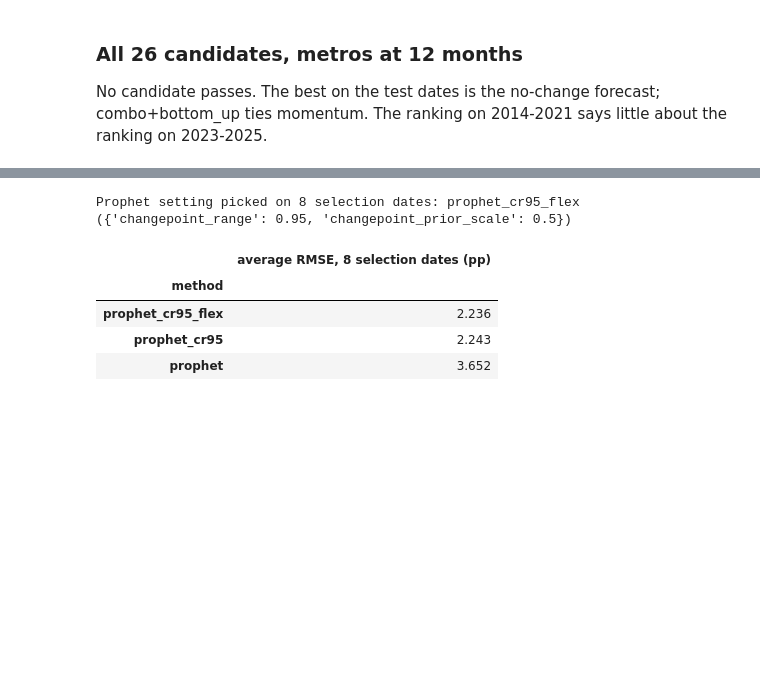
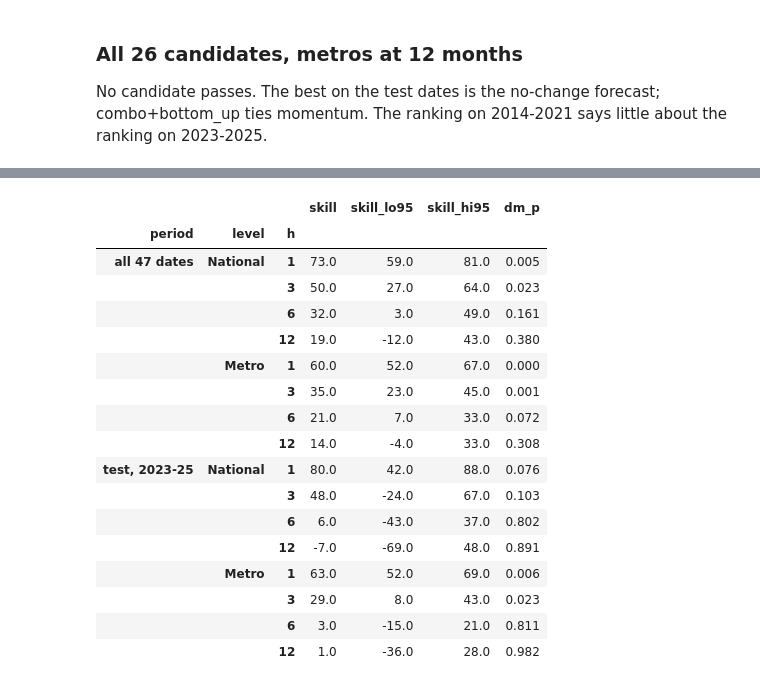
Before and after one commit to janeruxi1/housing-hierarchical-forecast, a Jupyter notebook: notebooks/05_final_test.ipynb, the cells around one changed output, grey strips where cells are left out. Saved outputs shown, nothing was run; the diff lists cells and outputs as text; code cells hidden in the pictures; blank space fills up the shorter version.

```diff
--- a/notebooks/05_final_test.ipynb
+++ b/notebooks/05_final_test.ipynb
@@ -212,29 +208,40 @@ addendum).
 # %%
-if (proc / "challengers.parquet").exists() and not use_synthetic():
-    ch = pd.read_parquet(proc / "challengers.parquet")            # scripts/run_challengers.py
-else:                                                               # small CI run
-    full = ft.challenger_series(Y, tags)
-    ser = full[:2] + [x for x in full if x.startswith("MSA:")][:2]
-    tune_o = ft.tuning_origins(evo)[-2:]
-    ch_o = ft.challenger_origins(evo)[[0, -2, -1]]       # one selection date, two test dates
-    ch = pd.concat([ft.forecast_challengers(L, ser, tune_o, m) for m in ft.PROPHET_SETTINGS] +
-                   [ft.forecast_challengers(L, ser, ch_o, m) for m in ("autoets", "autoarima", "prophet")],
-                   ignore_index=True)
-ch["method"] = ch["method"].astype(str)
-ch["level"] = ft.level_of_id(ch["unique_id"])
-tune_dates = ch.loc[ch["method"] == "prophet_cr95", "origin"].unique()
-tune = ch[ch["method"].isin(list(ft.PROPHET_SETTINGS)) & ch["origin"].isin(tune_dates)]
-tune_tab = ft.rmse_table(tune).groupby("method").mean().sort_values()
-prophet_pick = str(tune_tab.index[0])
-write_metrics("05_prophet_tuning", tune_tab.rename("avg_rmse_pp").reset_index())
-print(f"Prophet setting picked on {len(tune_dates)} selection dates: {prophet_pick} "
-      f"({ft.PROPHET_SETTINGS[prophet_pick]})")
-tune_tab.round(3).to_frame("average RMSE, 8 selection dates (pp)")
+pair = res[res["method"].isin(["combo+bottom_up", "momentum"])]
+sig_rows = []
+for period, sub in [("all 47 dates", pair), ("test, 2023-25", pair[pair["period"] == "test"])]:
+    for lv in ["National", "State", "Metro", "County"]:
+        for h in (1, 3, 6, 12):
+            a = bt.per_date_mse(sub, "combo+bottom_up", lv, h)
+            b = bt.per_date_mse(sub, "momentum", lv, h)
+            lag = bt.overlap_lag(h)
+            stat, p = bt.dm_test(a, b, lag)
+            lo, hi = bt.block_bootstrap_skill(a, b, block=max(lag + 1, 2))
+            sig_rows.append({"period": period, "level": lv, "h": h, "dates": len(a),
+                             "skill": 1 - np.sqrt(a.mean() / b.mean()), "skill_lo95": lo, "skill_hi95": hi,
+                             "dm_stat": stat, "dm_p": p})
+sig = pd.DataFrame(sig_rows)
+write_metrics("05_significance", sig)
+del pair
+show = sig.assign(**{c: (100 * sig[c]).round(0) for c in ["skill", "skill_lo95", "skill_hi95"]})
+show[show["level"].isin(["National", "Metro"])].set_index(["period", "level", "h"])[
+    ["skill", "skill_lo95", "skill_hi95", "dm_p"]].round(3)
 # %% [output]
-Prophet setting picked on 8 selection dates: prophet_cr95_flex ({'changepoint_range': 0.95, 'changepoint_prior_scale': 0.5})
-|  | average RMSE, 8 selection dates (pp) |
-| method |  |
-| prophet_cr95_flex | 2.236 |
-| prophet_cr95 | 2.243 |
-| prophet | 3.652 |
+|  |  |  | skill | skill_lo95 | skill_hi95 | dm_p |
+| period | level | h |  |  |  |  |
+| all 47 dates | National | 1 | 73.0 | 59.0 | 81.0 | 0.005 |
+|  |  | 3 | 50.0 | 27.0 | 64.0 | 0.023 |
+|  |  | 6 | 32.0 | 3.0 | 49.0 | 0.161 |
+|  |  | 12 | 19.0 | -12.0 | 43.0 | 0.380 |
+|  | Metro | 1 | 60.0 | 52.0 | 67.0 | 0.000 |
+|  |  | 3 | 35.0 | 23.0 | 45.0 | 0.001 |
+|  |  | 6 | 21.0 | 7.0 | 33.0 | 0.072 |
+|  |  | 12 | 14.0 | -4.0 | 33.0 | 0.308 |
+| test, 2023-25 | National | 1 | 80.0 | 42.0 | 88.0 | 0.076 |
+|  |  | 3 | 48.0 | -24.0 | 67.0 | 0.103 |
+|  |  | 6 | 6.0 | -43.0 | 37.0 | 0.802 |
+|  |  | 12 | -7.0 | -69.0 | 48.0 | 0.891 |
+|  | Metro | 1 | 63.0 | 52.0 | 69.0 | 0.006 |
+|  |  | 3 | 29.0 | 8.0 | 43.0 | 0.023 |
+|  |  | 6 | 3.0 | -15.0 | 21.0 | 0.811 |
+|  |  | 12 | 1.0 | -36.0 | 28.0 | 0.982 |
 # %%
```
Also changed, not shown: parts of 24 cells of this notebook, 41 other files.
